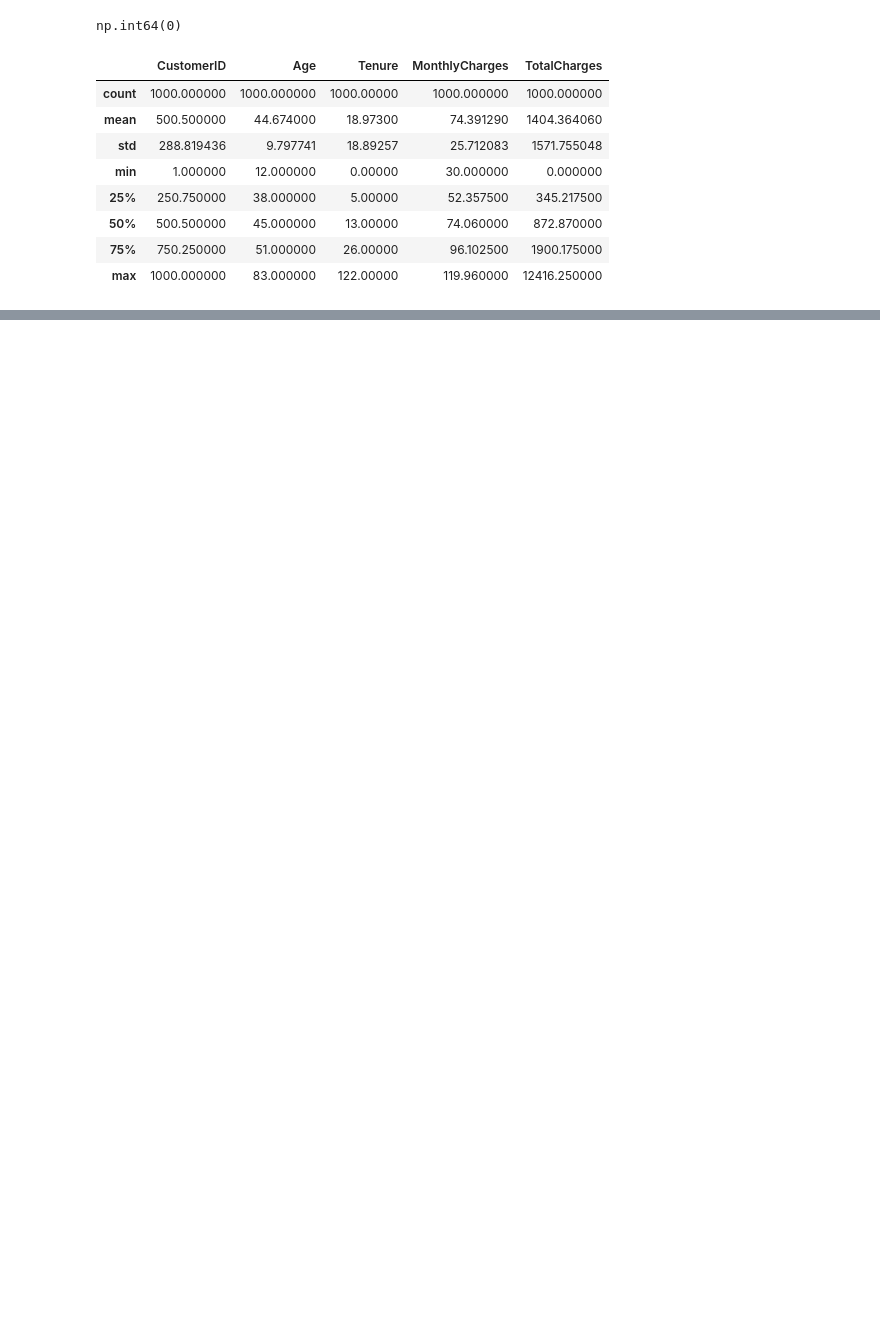
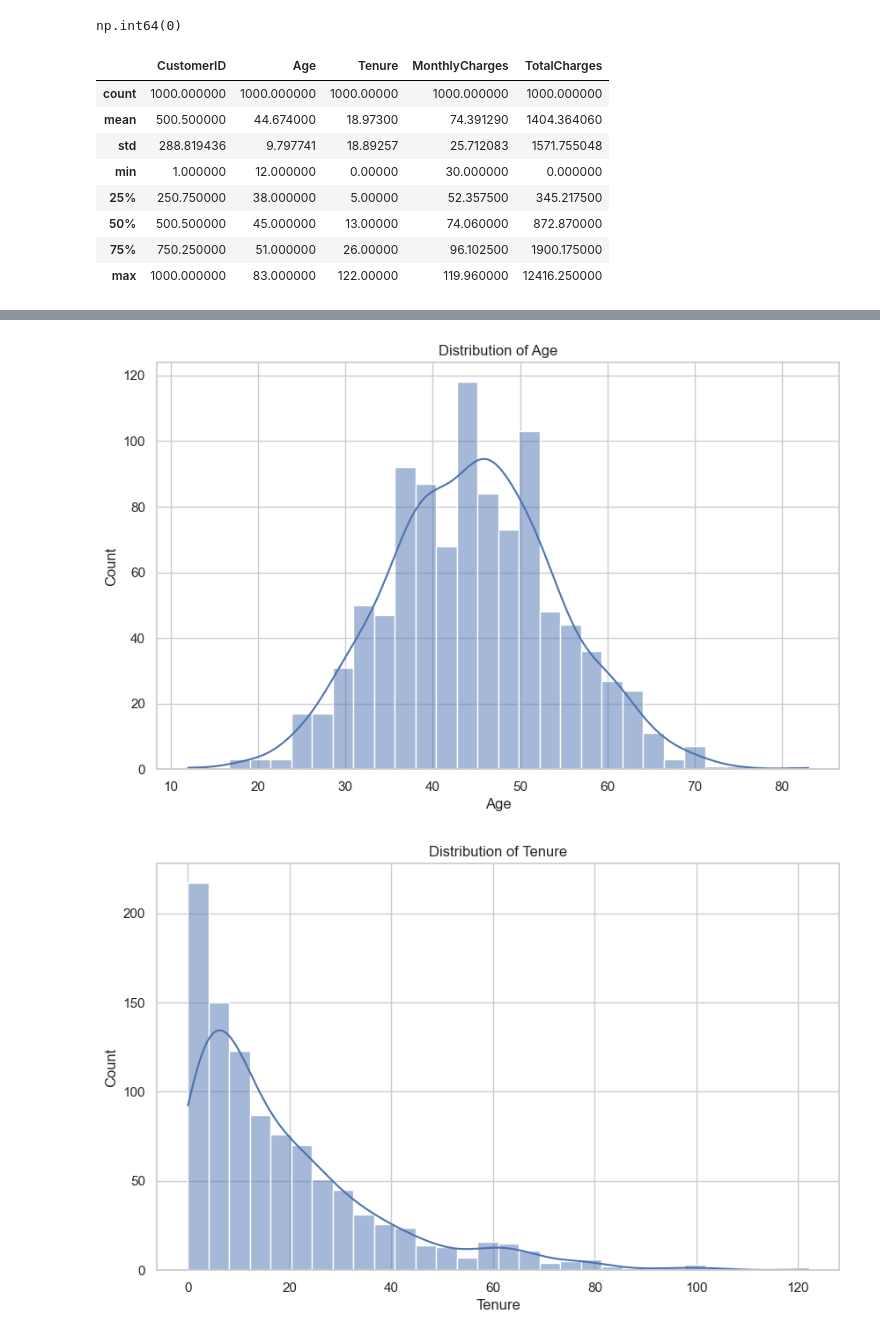
Before and after one commit to rafymemon/DevelopersHub-Corporation-, a Jupyter notebook: Part-02/Task-02/customer_churn.ipynb, the cells around one changed output, grey strips where cells are left out. Cells and saved outputs as stored; diff of their text form; code cells hidden in the pictures; blank space fills up the shorter version.

```diff
--- a/Part-02/Task-02/customer_churn.ipynb
+++ b/Part-02/Task-02/customer_churn.ipynb
@@ -290,0 +157,11 @@ You can try to debug the error by setting error_score='raise'.
+# %%
+# Numeric distributions
+numerical_columns = df.select_dtypes(include=["int64", "float64"]).columns
+for col in numerical_columns:
+    plt.figure()
+    sns.histplot(df[col], kde=True, bins=30)
+    plt.title(f"Distribution of {col}")
+    plt.show()
+# %% [output]
+[figure, added]
+[figure, added]
```
Also changed, not shown: parts of 55 cells of this notebook, 2 other files.
